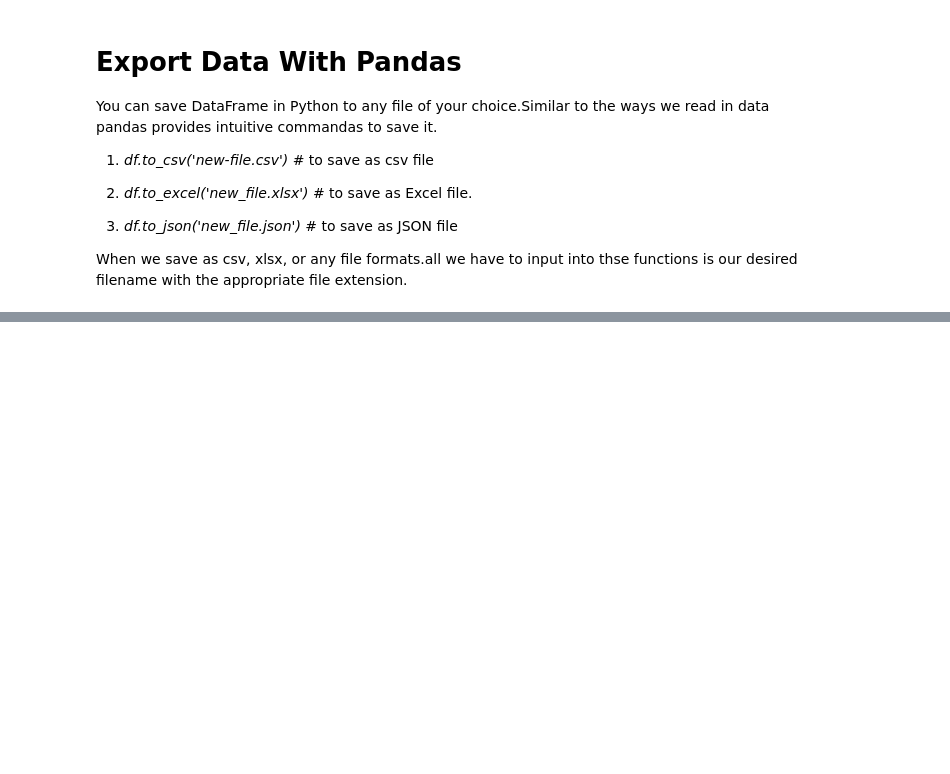
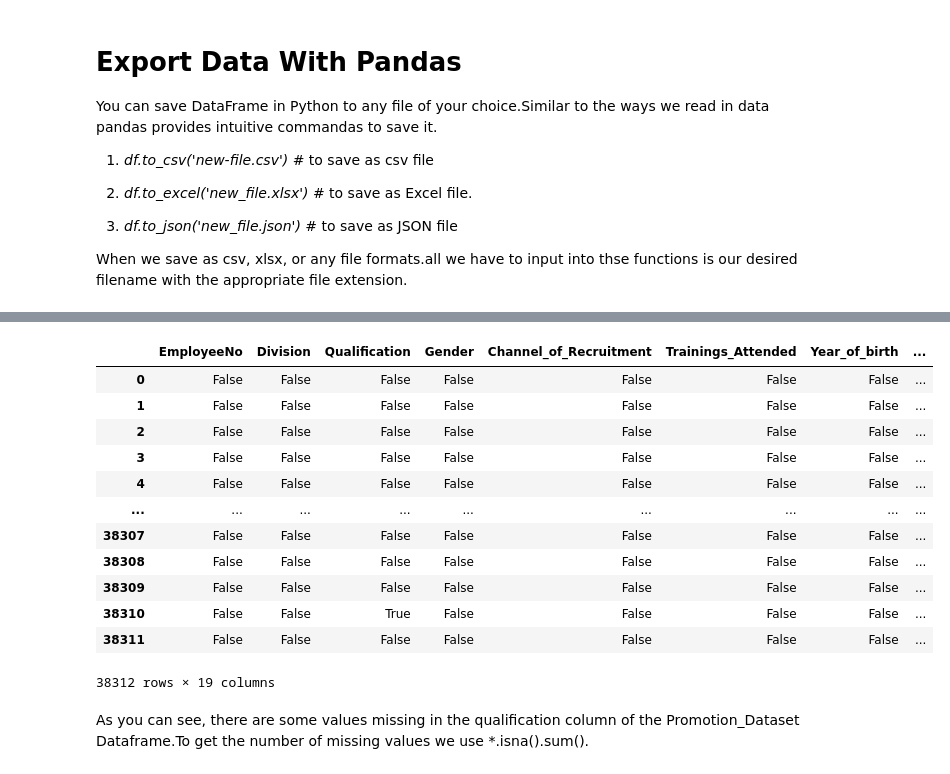
Before and after one commit to Muhammed1978/Amazon-Product-Review-Analysis, a Jupyter notebook: DataAnalysis_Pandas_2.ipynb, the cells around one changed output, grey strips where cells are left out. Drawn from its saved outputs; the diff is of its cells as text; code cells hidden in the pictures; blank space fills up the shorter version.

```diff
--- a/DataAnalysis_Pandas_2.ipynb
+++ b/DataAnalysis_Pandas_2.ipynb
@@ -550,0 +811,21 @@ When we save as csv, xlsx, or any file formats.all we have to input into thse fu
+# %%
+import numpy as pd
+import pandas as pd
+Promotion_Dataset = pd.read_csv("/content/drive/MyDrive/DSA_ML/Promotion_Dataset.csv")
+Promotion_Dataset.isna()
+# %% [output]
+|  | EmployeeNo | Division | Qualification | Gender | Channel_of_Recruitment | Trainings_Attended | Year_of_birth | ... |
+| 0 | False | False | False | False | False | False | False | ... |
+| 1 | False | False | False | False | False | False | False | ... |
+| 2 | False | False | False | False | False | False | False | ... |
+| 3 | False | False | False | False | False | False | False | ... |
+| 4 | False | False | False | False | False | False | False | ... |
+| ... | ... | ... | ... | ... | ... | ... | ... | ... |
+| 38307 | False | False | False | False | False | False | False | ... |
+| 38308 | False | False | False | False | False | False | False | ... |
+| 38309 | False | False | False | False | False | False | False | ... |
+| 38310 | False | False | True | False | False | False | False | ... |
+| 38311 | False | False | False | False | False | False | False | ... |
+38312 rows × 19 columns
+# %% [markdown]
+As you can see, there are some values missing in the qualification column of the Promotion_Dataset Dataframe.To get the number of missing values we use *.isna().sum().
```
Also changed, not shown: parts of 40 cells of this notebook.
